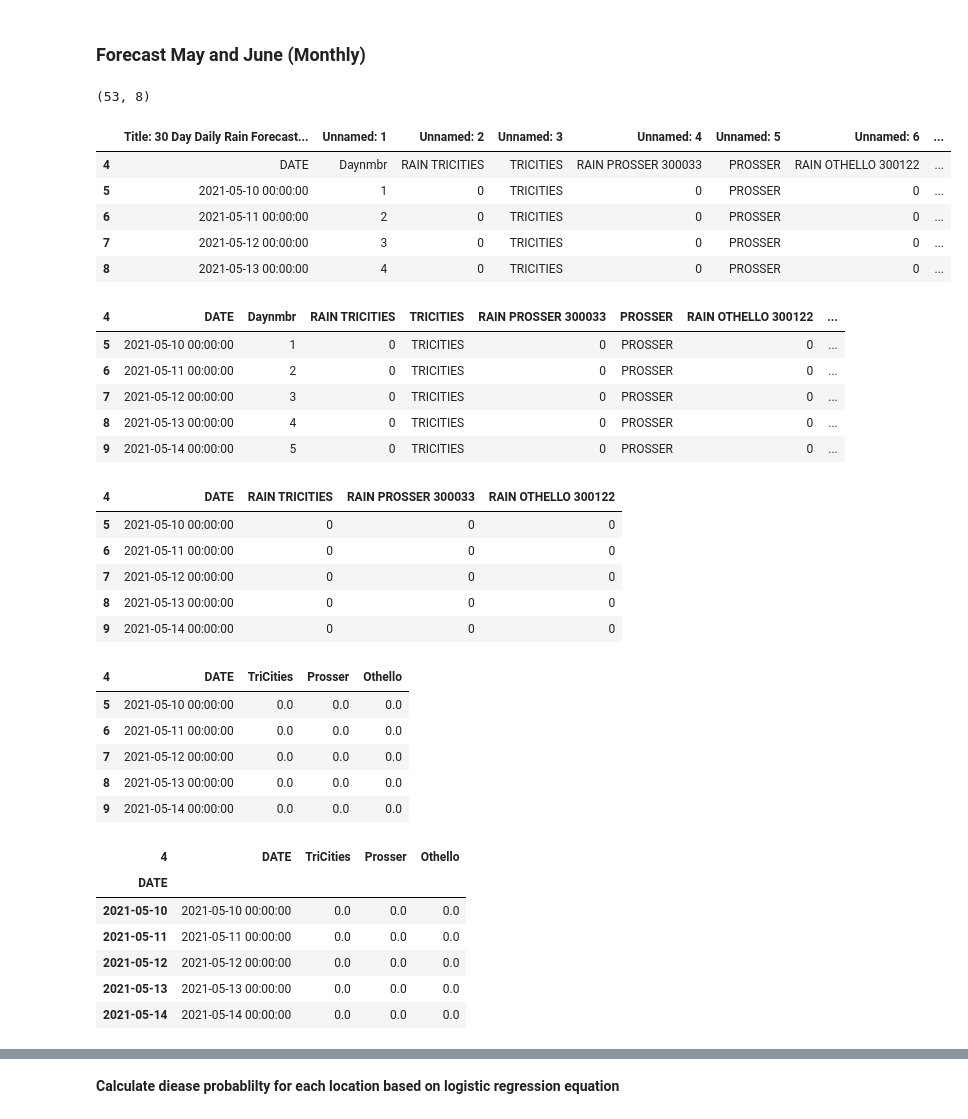
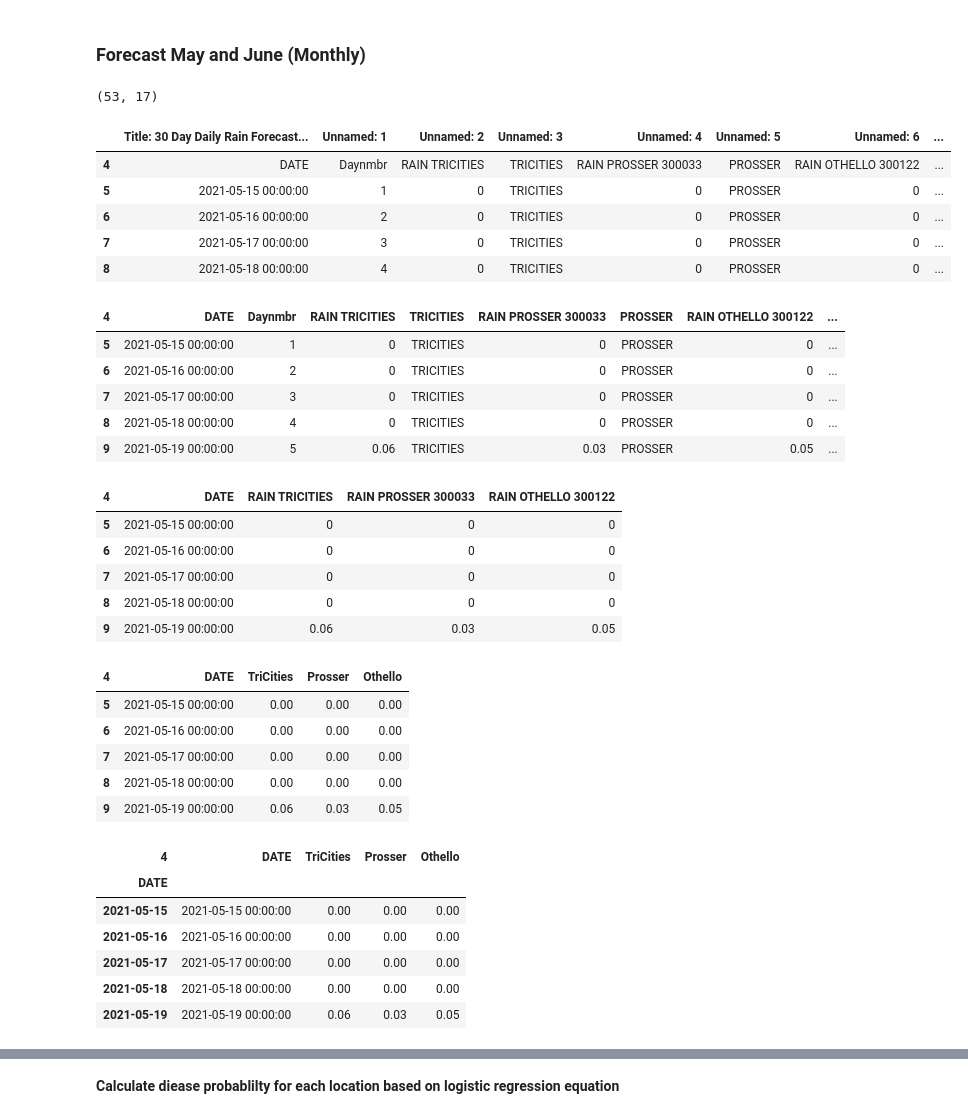
Before and after one commit to d-linnard/LateBlight, a Jupyter notebook: Scripts/Lateblight_2021.ipynb, the cells around one changed output, grey strips where cells are left out. Saved outputs shown, nothing was run; the diff lists cells and outputs as text; code cells hidden in the pictures.

Commit message:
forecasts week 3

```diff
--- a/Scripts/Lateblight_2021.ipynb
+++ b/Scripts/Lateblight_2021.ipynb
@@ -210,39 +210,39 @@ RD_May_Tricities = 0
 # %% [markdown]
 ### Forecast May and June (Monthly)
 # %%
-df_forecast = pd.read_excel('5-10_6-12.xlsx', engine='openpyxl')
+df_forecast = pd.read_excel('5-15_6-17.xlsx', engine='openpyxl')
 print(df_forecast.shape)
 df_forecast = df_forecast.iloc[4:39]
 df_forecast.head()
 # %% [output]
-(53, 8)
+(53, 17)
 |  | Title: 30 Day Daily Rain Forecast... | Unnamed: 1 | Unnamed: 2 | Unnamed: 3 | Unnamed: 4 | Unnamed: 5 | Unnamed: 6 | ... |
 | 4 | DATE | Daynmbr | RAIN TRICITIES | TRICITIES | RAIN PROSSER 300033 | PROSSER | RAIN OTHELLO 300122 | ... |
-| 5 | 2021-05-10 00:00:00 | 1 | 0 | TRICITIES | 0 | PROSSER | 0 | ... |
-| 6 | 2021-05-11 00:00:00 | 2 | 0 | TRICITIES | 0 | PROSSER | 0 | ... |
-| 7 | 2021-05-12 00:00:00 | 3 | 0 | TRICITIES | 0 | PROSSER | 0 | ... |
-| 8 | 2021-05-13 00:00:00 | 4 | 0 | TRICITIES | 0 | PROSSER | 0 | ... |
+| 5 | 2021-05-15 00:00:00 | 1 | 0 | TRICITIES | 0 | PROSSER | 0 | ... |
+| 6 | 2021-05-16 00:00:00 | 2 | 0 | TRICITIES | 0 | PROSSER | 0 | ... |
+| 7 | 2021-05-17 00:00:00 | 3 | 0 | TRICITIES | 0 | PROSSER | 0 | ... |
+| 8 | 2021-05-18 00:00:00 | 4 | 0 | TRICITIES | 0 | PROSSER | 0 | ... |
 # %%
 df_forecast.columns = df_forecast.iloc[0]#rename column
 df_forecast = df_forecast.drop([4])#drop forth row
 df_forecast.head()
 # %% [output]
 | 4 | DATE | Daynmbr | RAIN TRICITIES | TRICITIES | RAIN PROSSER 300033 | PROSSER | RAIN OTHELLO 300122 | ... |
-| 5 | 2021-05-10 00:00:00 | 1 | 0 | TRICITIES | 0 | PROSSER | 0 | ... |
-| 6 | 2021-05-11 00:00:00 | 2 | 0 | TRICITIES | 0 | PROSSER | 0 | ... |
-| 7 | 2021-05-12 00:00:00 | 3 | 0 | TRICITIES | 0 | PROSSER | 0 | ... |
-| 8 | 2021-05-13 00:00:00 | 4 | 0 | TRICITIES | 0 | PROSSER | 0 | ... |
-| 9 | 2021-05-14 00:00:00 | 5 | 0 | TRICITIES | 0 | PROSSER | 0 | ... |
+| 5 | 2021-05-15 00:00:00 | 1 | 0 | TRICITIES | 0 | PROSSER | 0 | ... |
+| 6 | 2021-05-16 00:00:00 | 2 | 0 | TRICITIES | 0 | PROSSER | 0 | ... |
+| 7 | 2021-05-17 00:00:00 | 3 | 0 | TRICITIES | 0 | PROSSER | 0 | ... |
+| 8 | 2021-05-18 00:00:00 | 4 | 0 | TRICITIES | 0 | PROSSER | 0 | ... |
+| 9 | 2021-05-19 00:00:00 | 5 | 0.06 | TRICITIES | 0.03 | PROSSER | 0.05 | ... |
 # %%
 df_simple = df_forecast[["DATE","RAIN TRICITIES","RAIN PROSSER 300033", "RAIN OTHELLO 300122"]]
 df_simple.head()
 # %% [output]
 | 4 | DATE | RAIN TRICITIES | RAIN PROSSER 300033 | RAIN OTHELLO 300122 |
-| 5 | 2021-05-10 00:00:00 | 0 | 0 | 0 |
-| 6 | 2021-05-11 00:00:00 | 0 | 0 | 0 |
-| 7 | 2021-05-12 00:00:00 | 0 | 0 | 0 |
-| 8 | 2021-05-13 00:00:00 | 0 | 0 | 0 |
-| 9 | 2021-05-14 00:00:00 | 0 | 0 | 0 |
+| 5 | 2021-05-15 00:00:00 | 0 | 0 | 0 |
+| 6 | 2021-05-16 00:00:00 | 0 | 0 | 0 |
+| 7 | 2021-05-17 00:00:00 | 0 | 0 | 0 |
+| 8 | 2021-05-18 00:00:00 | 0 | 0 | 0 |
+| 9 | 2021-05-19 00:00:00 | 0.06 | 0.03 | 0.05 |
 # %%
 df_simple = df_simple.rename(columns={"RAIN TRICITIES": "TriCities",
                           "RAIN PROSSER 300033": "Prosser",
@@ -252,22 +252,22 @@ df_simple[cols_to_check] = df_simple[cols_to_check].replace({'>=':''}, regex=Tru
 df_simple.head()
 # %% [output]
 | 4 | DATE | TriCities | Prosser | Othello |
-| 5 | 2021-05-10 00:00:00 | 0.0 | 0.0 | 0.0 |
-| 6 | 2021-05-11 00:00:00 | 0.0 | 0.0 | 0.0 |
-| 7 | 2021-05-12 00:00:00 | 0.0 | 0.0 | 0.0 |
-| 8 | 2021-05-13 00:00:00 | 0.0 | 0.0 | 0.0 |
-| 9 | 2021-05-14 00:00:00 | 0.0 | 0.0 | 0.0 |
+| 5 | 2021-05-15 00:00:00 | 0.00 | 0.00 | 0.00 |
+| 6 | 2021-05-16 00:00:00 | 0.00 | 0.00 | 0.00 |
+| 7 | 2021-05-17 00:00:00 | 0.00 | 0.00 | 0.00 |
+| 8 | 2021-05-18 00:00:00 | 0.00 | 0.00 | 0.00 |
+| 9 | 2021-05-19 00:00:00 | 0.06 | 0.03 | 0.05 |
 # %%
 df_simple.index = pd.to_datetime(df_simple['DATE'],format='%m/%d/%y %I:%M%p')
 df_simple.head()
 # %% [output]
 | 4 | DATE | TriCities | Prosser | Othello |
 | DATE |  |  |  |  |
-| 2021-05-10 | 2021-05-10 00:00:00 | 0.0 | 0.0 | 0.0 |
-| 2021-05-11 | 2021-05-11 00:00:00 | 0.0 | 0.0 | 0.0 |
-| 2021-05-12 | 2021-05-12 00:00:00 | 0.0 | 0.0 | 0.0 |
-| 2021-05-13 | 2021-05-13 00:00:00 | 0.0 | 0.0 | 0.0 |
-| 2021-05-14 | 2021-05-14 00:00:00 | 0.0 | 0.0 | 0.0 |
+| 2021-05-15 | 2021-05-15 00:00:00 | 0.00 | 0.00 | 0.00 |
+| 2021-05-16 | 2021-05-16 00:00:00 | 0.00 | 0.00 | 0.00 |
+| 2021-05-17 | 2021-05-17 00:00:00 | 0.00 | 0.00 | 0.00 |
+| 2021-05-18 | 2021-05-18 00:00:00 | 0.00 | 0.00 | 0.00 |
+| 2021-05-19 | 2021-05-19 00:00:00 | 0.06 | 0.03 | 0.05 |
 # %%
 df_simple = pd.DataFrame([pd.to_numeric(df_simple[i], downcast="float", errors='coerce') for i in df_simple.columns[1:4]]).T
 df_simple.head()
```
Also changed, not shown: parts of 13 cells of this notebook, 8 other files.
